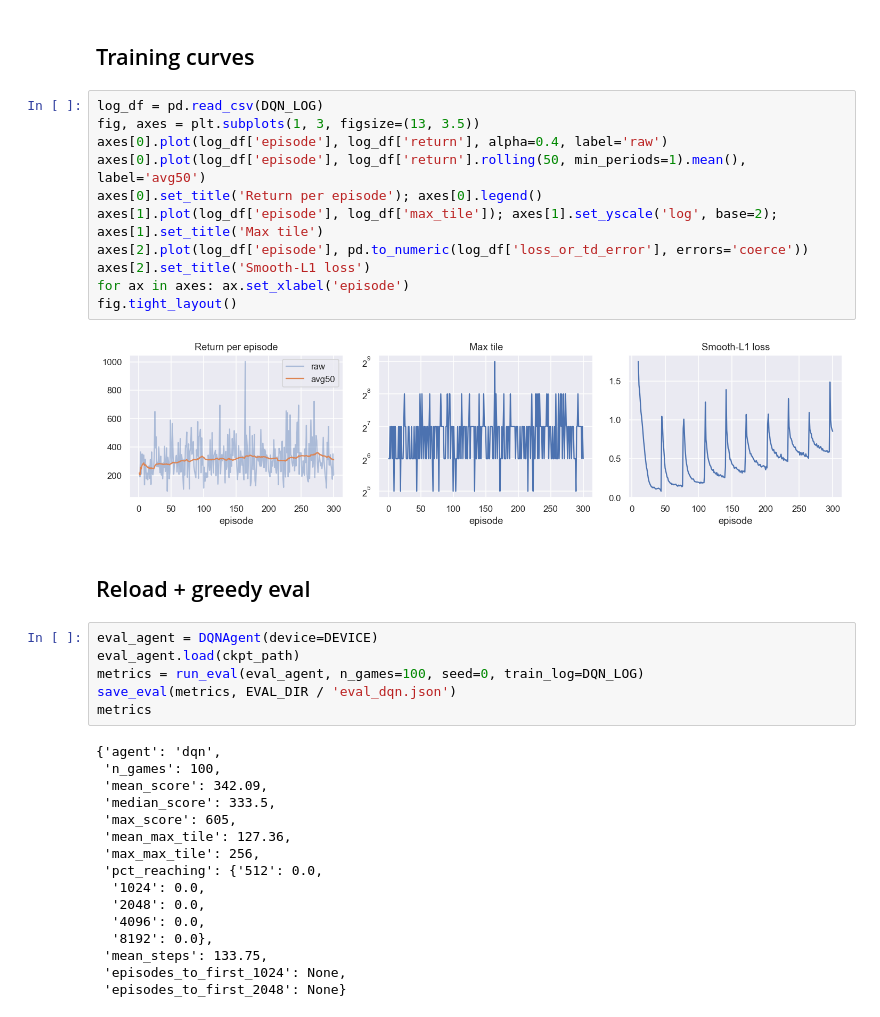
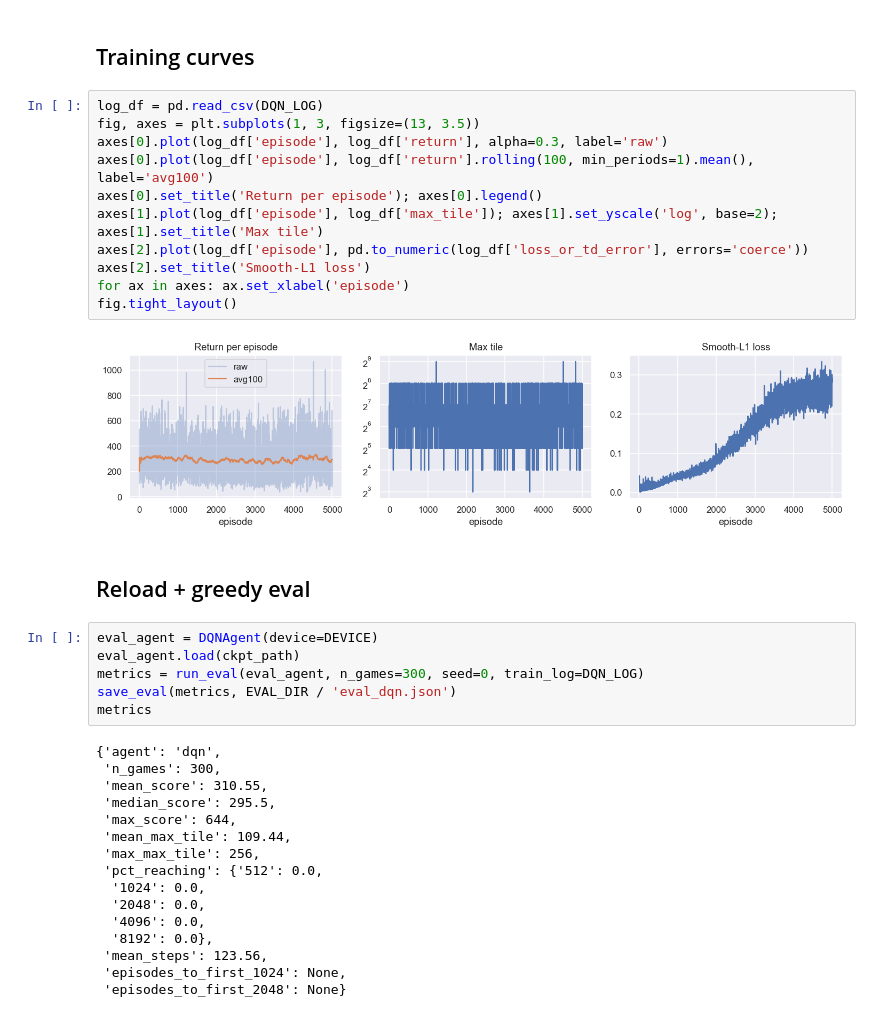
Before and after one commit to annakatharina3/Machine-Learning-2, a Jupyter notebook: Assignment 5/notebooks/02_dqn.ipynb, the cells around one changed output. Drawn from its saved outputs; the diff is of its cells as text.

```diff
--- a/Assignment 5/notebooks/02_dqn.ipynb
+++ b/Assignment 5/notebooks/02_dqn.ipynb
@@ -55,37 +70,37 @@ saved: /Users/florianrobrecht/Documents/006_GitHub/Machine-Learning-2/Assignment
 # %%
 log_df = pd.read_csv(DQN_LOG)
 fig, axes = plt.subplots(1, 3, figsize=(13, 3.5))
-axes[0].plot(log_df['episode'], log_df['return'], alpha=0.4, label='raw')
-axes[0].plot(log_df['episode'], log_df['return'].rolling(50, min_periods=1).mean(), label='avg50')
+axes[0].plot(log_df['episode'], log_df['return'], alpha=0.3, label='raw')
+axes[0].plot(log_df['episode'], log_df['return'].rolling(100, min_periods=1).mean(), label='avg100')
 axes[0].set_title('Return per episode'); axes[0].legend()
 axes[1].plot(log_df['episode'], log_df['max_tile']); axes[1].set_yscale('log', base=2); axes[1].set_title('Max tile')
 axes[2].plot(log_df['episode'], pd.to_numeric(log_df['loss_or_td_error'], errors='coerce'))
 axes[2].set_title('Smooth-L1 loss')
 for ax in axes: ax.set_xlabel('episode')
 fig.tight_layout()
 # %% [output]
-[figure, old version]
+[figure, new version]
 # %% [markdown]
 ## Reload + greedy eval
 # %%
 eval_agent = DQNAgent(device=DEVICE)
 eval_agent.load(ckpt_path)
-metrics = run_eval(eval_agent, n_games=100, seed=0, train_log=DQN_LOG)
+metrics = run_eval(eval_agent, n_games=300, seed=0, train_log=DQN_LOG)
 save_eval(metrics, EVAL_DIR / 'eval_dqn.json')
 metrics
 # %% [output]
 {'agent': 'dqn',
- 'n_games': 100,
- 'mean_score': 342.09,
- 'median_score': 333.5,
- 'max_score': 605,
- 'mean_max_tile': 127.36,
+ 'n_games': 300,
+ 'mean_score': 310.55,
+ 'median_score': 295.5,
+ 'max_score': 644,
+ 'mean_max_tile': 109.44,
  'max_max_tile': 256,
  'pct_reaching': {'512': 0.0,
   '1024': 0.0,
   '2048': 0.0,
   '4096': 0.0,
   '8192': 0.0},
- 'mean_steps': 133.75,
+ 'mean_steps': 123.56,
  'episodes_to_first_1024': None,
  'episodes_to_first_2048': None}
```
Also changed, not shown: parts of 3 cells of this notebook, 21 other files.
